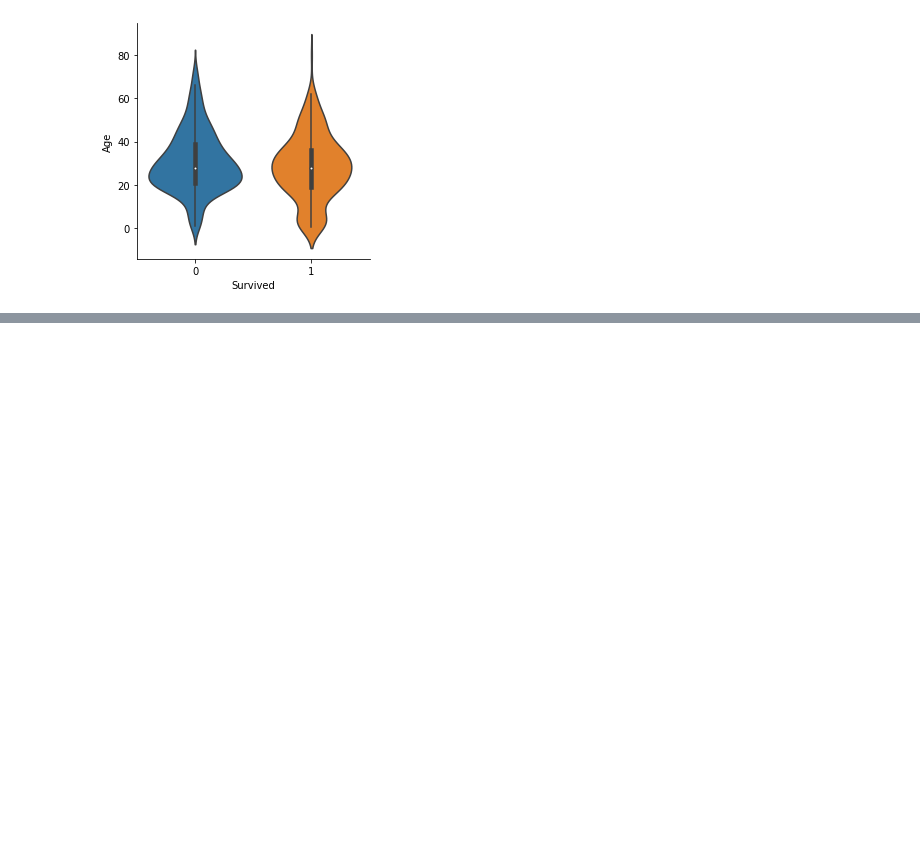
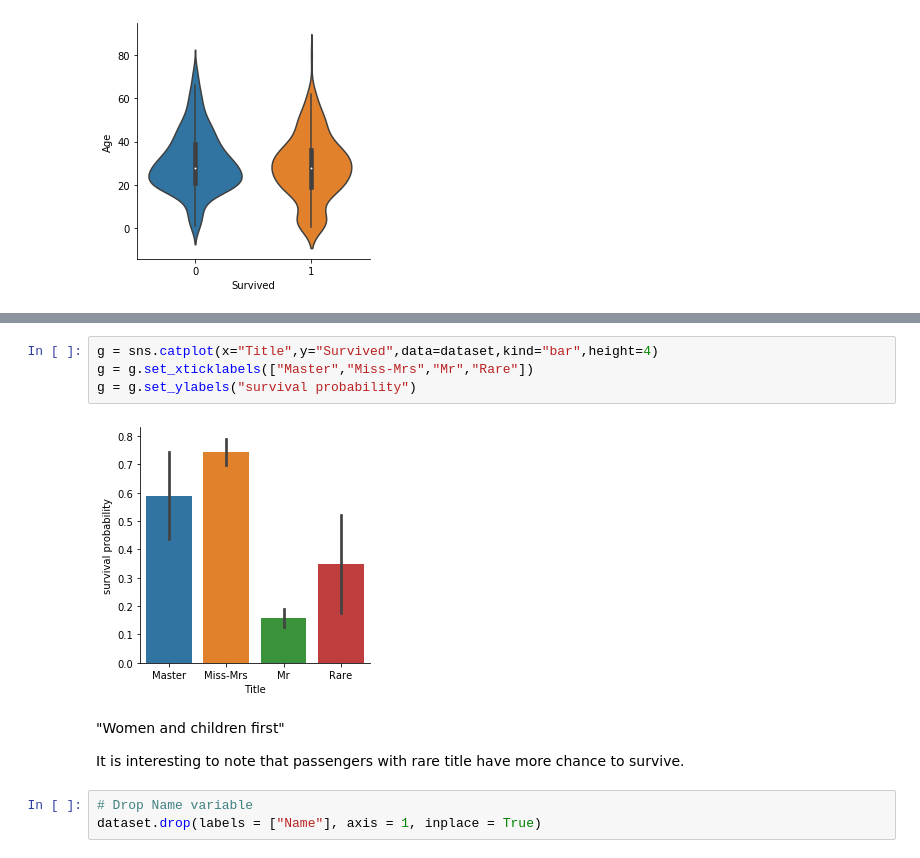
Before and after one commit to amritvirsinghx/Titanic-Machine-Learning-from-Disaster, a Jupyter notebook: advance_modelling_techniques.ipynb, the cells around one changed output, grey strips where cells are left out. Saved outputs shown, nothing was run; the diff lists cells and outputs as text; blank space fills up the shorter version.

```diff
--- a/advance_modelling_techniques.ipynb
+++ b/advance_modelling_techniques.ipynb
@@ -430,0 +479,13 @@ g = sns.catplot(x="Survived", y = "Age",data = train, kind="violin",height=4)
+# %%
+g = sns.catplot(x="Title",y="Survived",data=dataset,kind="bar",height=4)
+g = g.set_xticklabels(["Master","Miss-Mrs","Mr","Rare"])
+g = g.set_ylabels("survival probability")
+# %% [output]
+[figure, added]
+# %% [markdown]
+"Women and children first"
+
+It is interesting to note that passengers with rare title have more chance to survive.
+# %%
+# Drop Name variable
+dataset.drop(labels = ["Name"], axis = 1, inplace = True)
```
Also changed, not shown: parts of 53 cells of this notebook.
